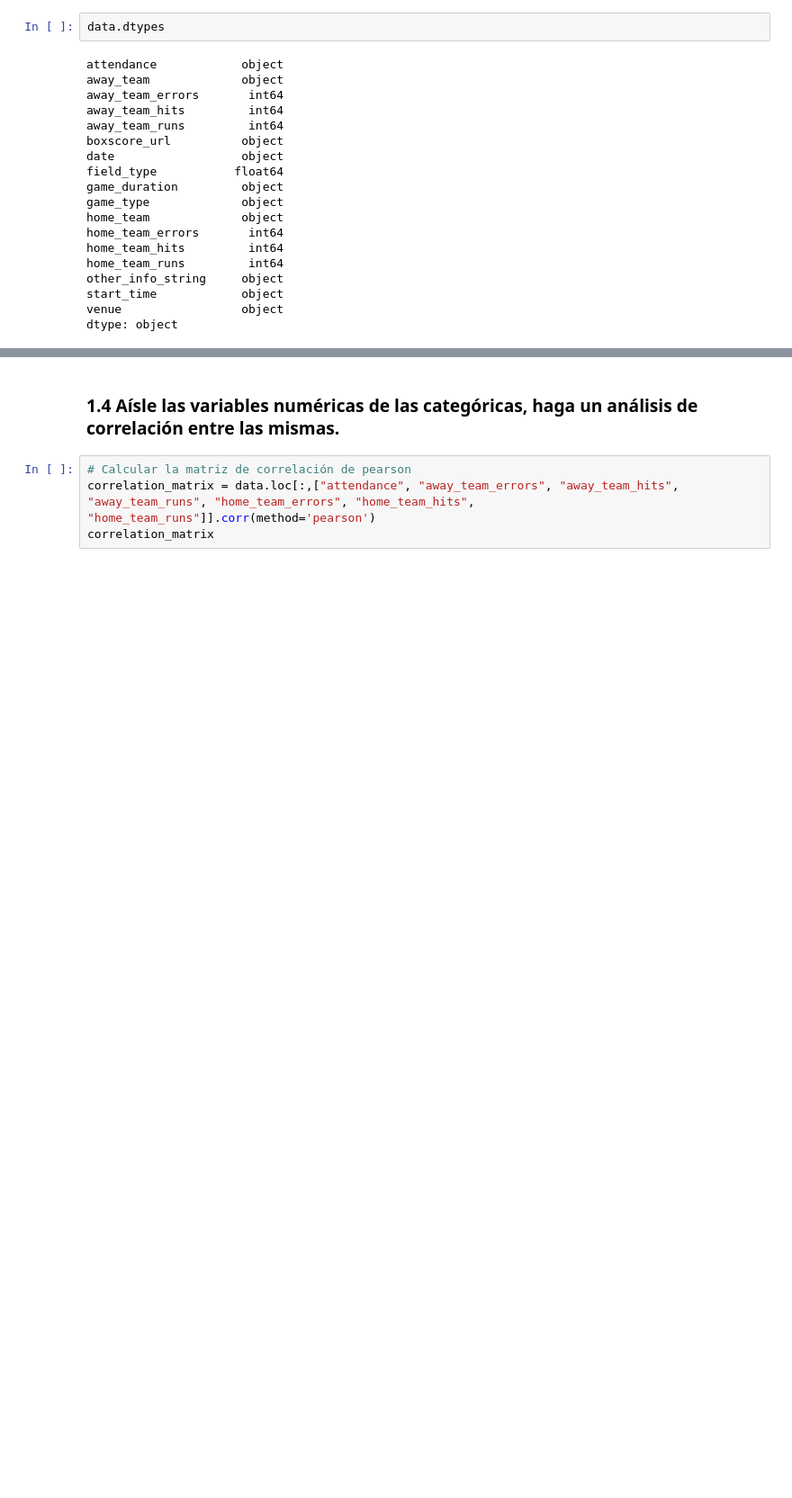
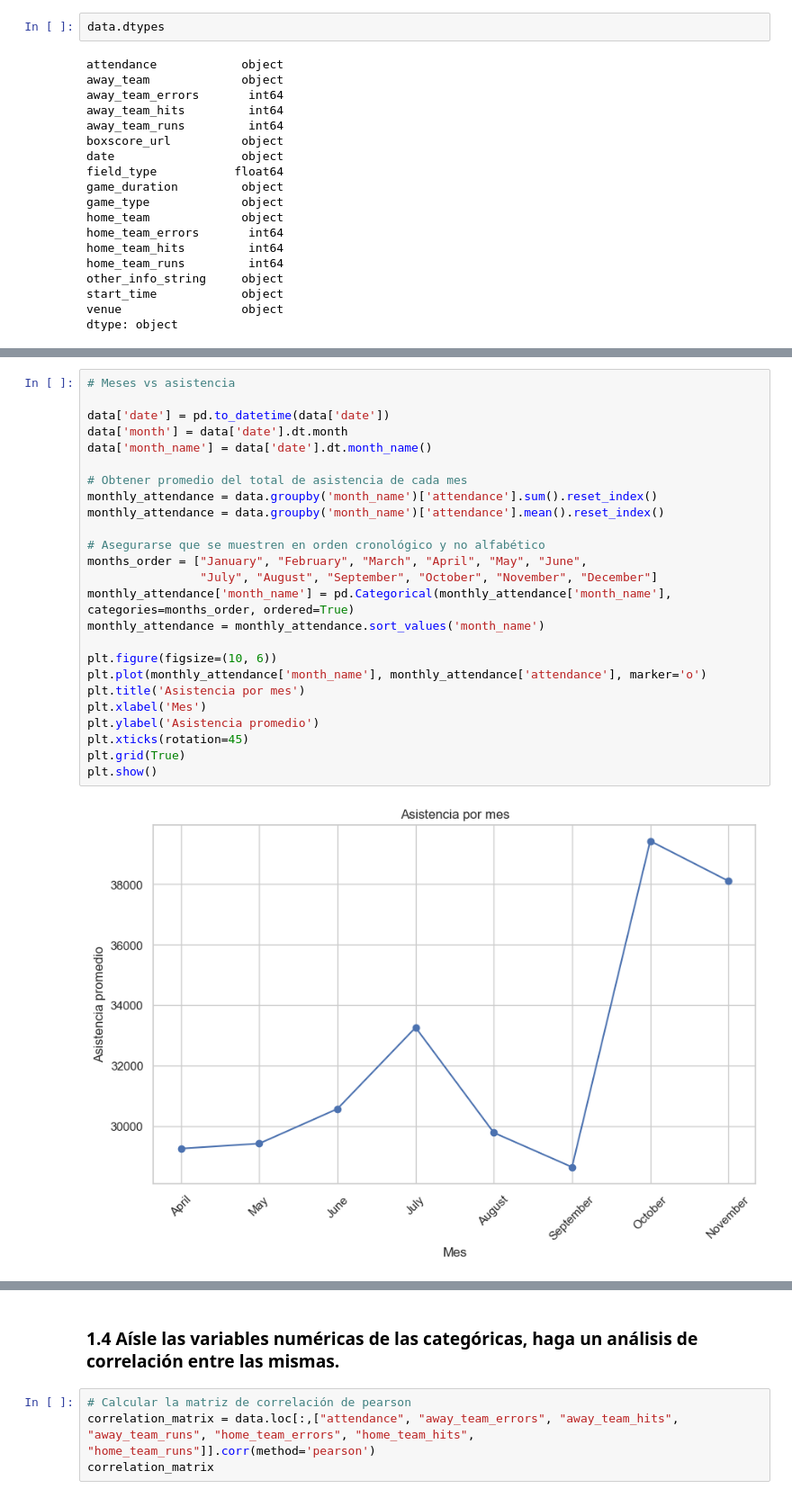
Before and after one commit to Aq202/hdt2_mineria_uvg, a Jupyter notebook: ht2_diego.ipynb, the cells around one changed output, grey strips where cells are left out. Shown at 90% size. Drawn from its saved outputs; the diff is of its cells as text; blank space fills up the shorter version.

```diff
--- a/ht2_diego.ipynb
+++ b/ht2_diego.ipynb
@@ -89,0 +75,27 @@ For example, when doing 'df[col].method(value, inplace=True)', try using 'df.met
+# %%
+# Meses vs asistencia
+
+data['date'] = pd.to_datetime(data['date'])
+data['month'] = data['date'].dt.month
+data['month_name'] = data['date'].dt.month_name()
+
+# Obtener promedio del total de asistencia de cada mes
+monthly_attendance = data.groupby('month_name')['attendance'].sum().reset_index()
+monthly_attendance = data.groupby('month_name')['attendance'].mean().reset_index()
+
+# Asegurarse que se muestren en orden cronológico y no alfabético
+months_order = ["January", "February", "March", "April", "May", "June",
+                "July", "August", "September", "October", "November", "December"]
+monthly_attendance['month_name'] = pd.Categorical(monthly_attendance['month_name'], categories=months_order, ordered=True)
+monthly_attendance = monthly_attendance.sort_values('month_name')
+
+plt.figure(figsize=(10, 6))
+plt.plot(monthly_attendance['month_name'], monthly_attendance['attendance'], marker='o')
+plt.title('Asistencia por mes')
+plt.xlabel('Mes')
+plt.ylabel('Asistencia promedio')
+plt.xticks(rotation=45)
+plt.grid(True)
+plt.show()
+# %% [output]
+[figure, added]
```
Also changed, not shown: parts of 15 cells of this notebook.
